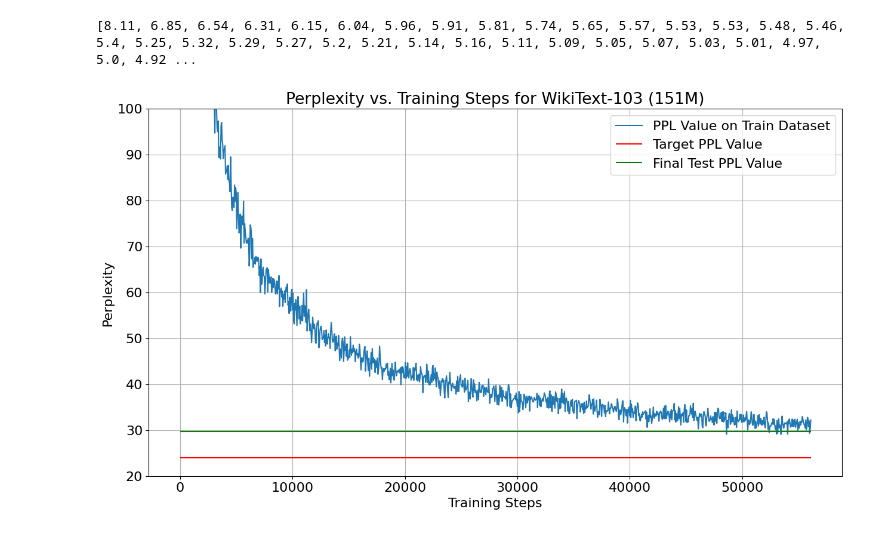
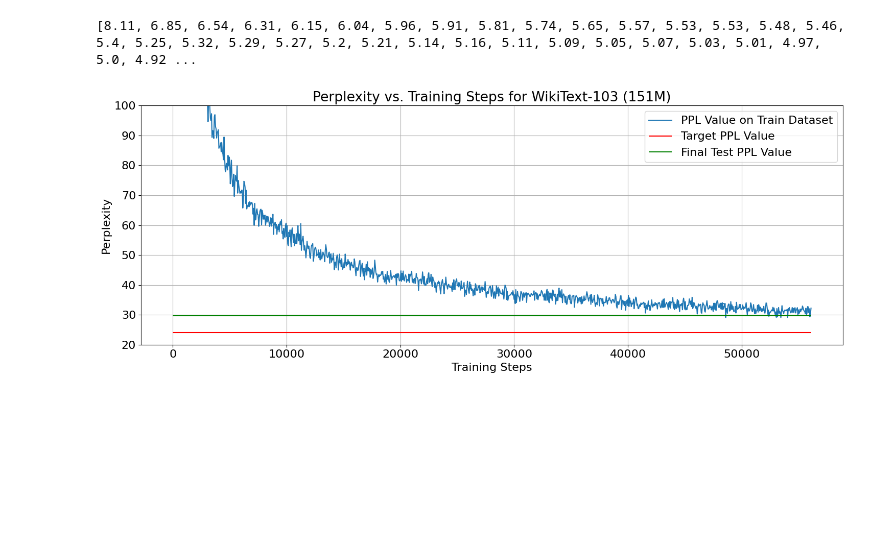
Before and after one commit to SamKhzym/transformer-xl, a Jupyter notebook: tf/analysis/cas_732_final_project.ipynb, the cells around one changed output. Drawn from its saved outputs; the diff is of its cells as text; code cells hidden in the pictures; blank space fills up the shorter version.

```diff
--- a/tf/analysis/cas_732_final_project.ipynb
+++ b/tf/analysis/cas_732_final_project.ipynb
@@ -22,24 +22,25 @@ def get_train_info_from_file(filename):
 # %%
 import matplotlib.pyplot as plt
 plt.rcParams.update({'font.size': 16})
 
 step_num, loss, pplx, bpc, lr = get_train_info_from_file('wikitext_103_train.txt')
 print(loss)
 plt.plot(step_num, pplx, label='PPL Value on Train Dataset')
 # plt.plot(step_num, bpc)
 plt.grid()
-plt.gcf().set_size_inches(15, 8)
+plt.gcf().set_size_inches(15, 6)
 plt.ylim(20, 100)
 plt.hlines(24.0, xmin=0, xmax=step_num[-1], color='red', label='Target PPL Value')
 plt.hlines(29.70, xmin=0, xmax=step_num[-1], color='green', label='Final Test PPL Value')
 plt.title('Perplexity vs. Training Steps for WikiText-103 (151M)')
 plt.legend()
 plt.ylabel('Perplexity')
 plt.xlabel('Training Steps')
+plt.tight_layout()
 plt.savefig('img/wt-103.svg')
 # %% [output]
 [8.11, 6.85, 6.54, 6.31, 6.15, 6.04, 5.96, 5.91, 5.81, 5.74, 5.65, 5.57, 5.53, 5.53, 5.48, 5.46, 5.4, 5.25, 5.32, 5.29, 5.27, 5.2, 5.21, 5.14, 5.16, 5.11, 5.09, 5.05, 5.07, 5.03, 5.01, 4.97, 5.0, 4.92 ...
-[figure, old version]
+[figure, new version]
 # %%
 step_num, loss, pplx, bpc, lr = get_train_info_from_file('enwik8_train.txt')
 print(bpc)
```
Also changed, not shown: parts of 3 cells of this notebook, 28 other files.
